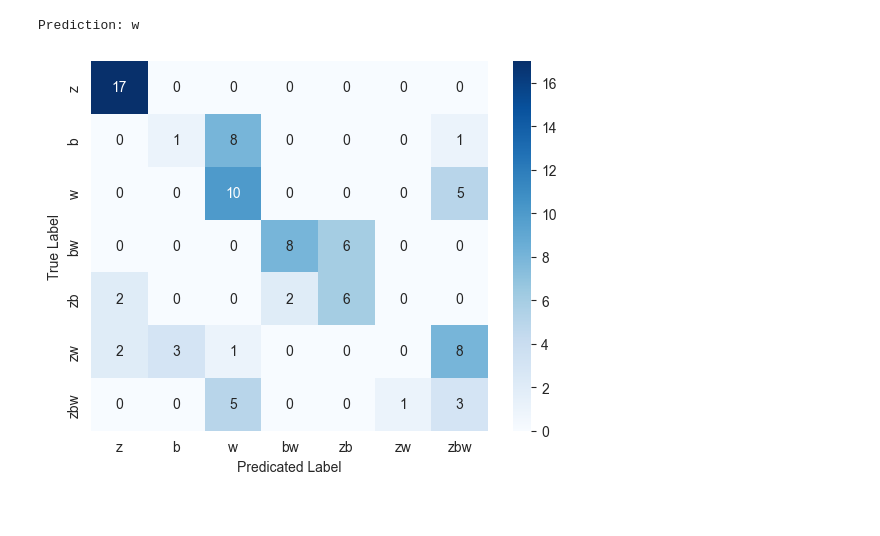
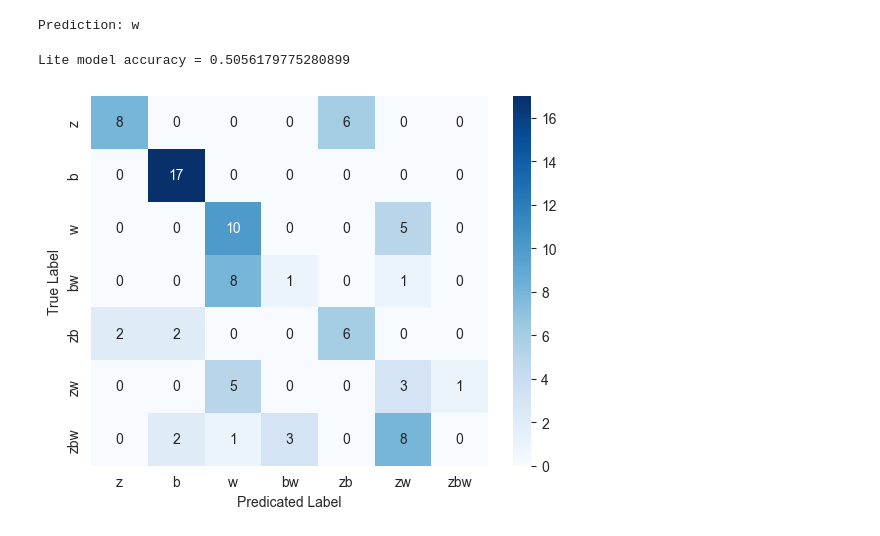
Before and after one commit to sds100/TinyMLSpectrumSensing, a Jupyter notebook: training/train-model.ipynb, the cells around one changed output. Saved outputs shown, nothing was run; the diff lists cells and outputs as text; code cells hidden in the pictures.

```diff
--- a/training/train-model.ipynb
+++ b/training/train-model.ipynb
@@ -400,14 +400,14 @@ fully_quantize: 0, inference_type: 6, input_inference_type: UINT8, output_infere
 # Test with Tensorflow Lite
 def predict_lite_model(model: List[bytes],
                        x_augmented: npt.NDArray[np.uint8],
-                       x_painted: npt.NDArray[np.uint8]) -> str:
+                       x_painted: npt.NDArray[np.uint8]) -> int:
     x_augmented.shape += (1,)
     x_augmented = (np.expand_dims(x_augmented, 0))
 
     x_painted.shape += (1,)
     x_painted = (np.expand_dims(x_painted, 0))
 
-    interpreter = tf.lite.Interpreter(model_content=tflite_model)
+    interpreter = tf.lite.Interpreter(model_content=model)
     interpreter.allocate_tensors()
 
     input_details = interpreter.get_input_details()[0]
@@ -420,7 +420,7 @@ def predict_lite_model(model: List[bytes],
 
     prediction = interpreter.get_tensor(output_details["index"])[0]
     prediction_index = np.argmax(prediction)
-    return label_names[prediction_index]
+    return prediction_index
 
 
 test_img_augmented = x_test_augmented[2]
@@ -430,17 +430,23 @@ plt.imshow(test_img_augmented, cmap="viridis")
 plt.show()
 
 prediction = predict_lite_model(tflite_model, test_img_augmented, test_img_painted)
-print(f"Prediction: {prediction}")
+print(f"Prediction: {label_names[prediction]}")
 # %% [output]
 [figure]
 Prediction: w
-# %%
-tflite_model_y_predictions = [predict_lite_model(tflite_model, x_a, x_p) for (x_a, x_p) in
-                              zip(x_test_augmented, x_test_painted)]
-
-plot_confusion_matrix(tflite_model_y_predictions, y_test)
-# %% [output]
-[figure, removed]
+# %%
+tflite_model_y_predictions: List[int] = []
+
+for x_aug, x_painted in list(zip(x_test_augmented, x_test_painted)):
+    tflite_model_y_predictions.append(predict_lite_model(tflite_model, x_aug, x_painted))
+
+accuracy = np.sum(y_test == tflite_model_y_predictions) / len(x_test)
+
+print(f"Lite model accuracy = {accuracy}")
+plot_confusion_matrix(np.asarray(tflite_model_y_predictions), y_test)
+# %% [output]
+Lite model accuracy = 0.5056179775280899
+[figure, added]
 # %%
 test_img_augmented = x_test_augmented[2]
 test_img_painted = x_test_painted[2]
```
Also changed, not shown: parts of 2 cells of this notebook.
